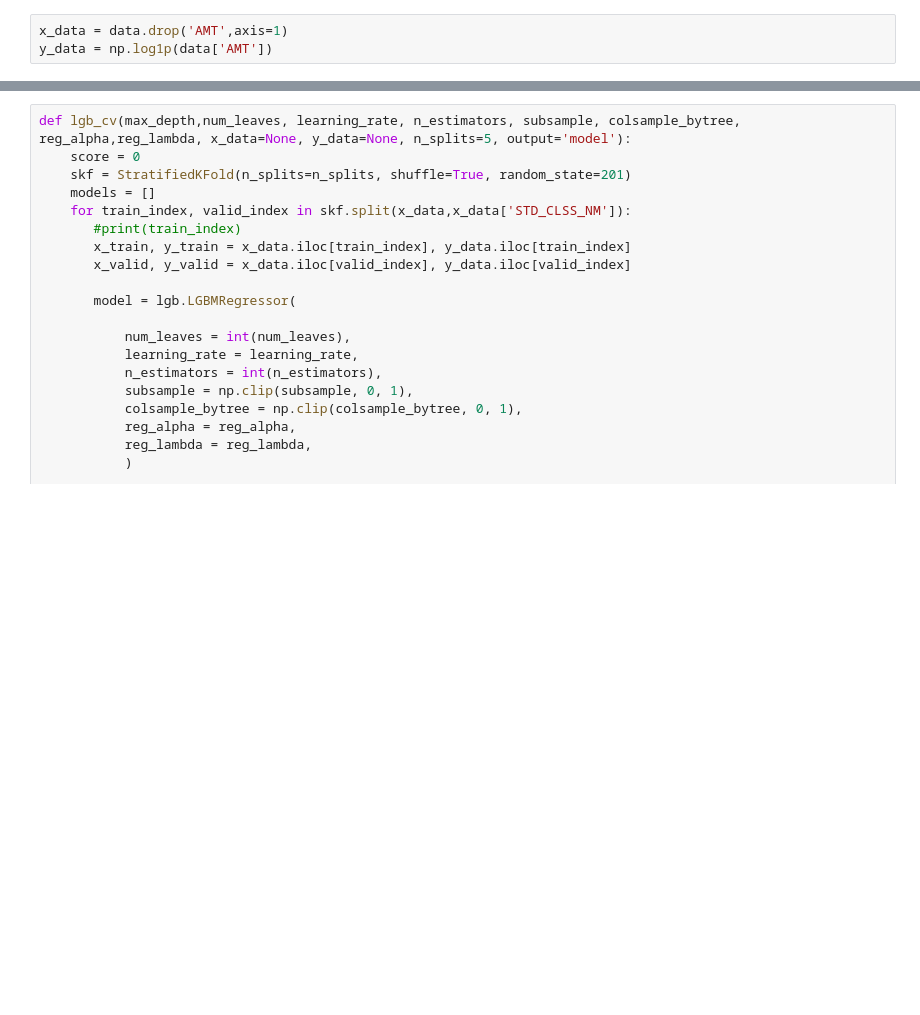
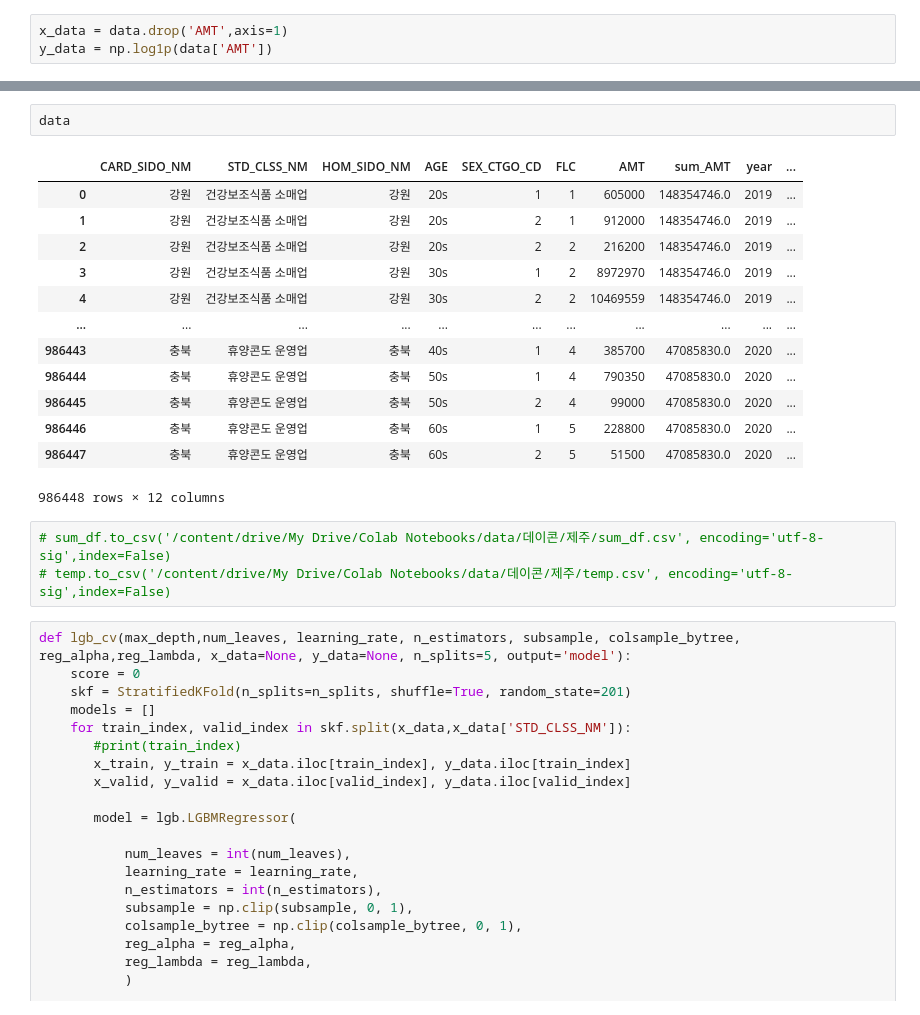
Before and after one commit to DrumDong/Dacon_Jeju, a Jupyter notebook: Jeju_modeling(LightGBM).ipynb, the cells around one changed output, grey strips where cells are left out. Saved outputs shown, nothing was run; the diff lists cells and outputs as text; blank space fills up the shorter version.

```diff
--- a/Jeju_modeling(LightGBM).ipynb
+++ b/Jeju_modeling(LightGBM).ipynb
@@ -291,3 +404,22 @@ y_data = np.log1p(data['AMT'])
+# %%
+data
+# %% [output]
+|  | CARD_SIDO_NM | STD_CLSS_NM | HOM_SIDO_NM | AGE | SEX_CTGO_CD | FLC | AMT | sum_AMT | year | ... |
+| 0 | 강원 | 건강보조식품 소매업 | 강원 | 20s | 1 | 1 | 605000 | 148354746.0 | 2019 | ... |
+| 1 | 강원 | 건강보조식품 소매업 | 강원 | 20s | 2 | 1 | 912000 | 148354746.0 | 2019 | ... |
+| 2 | 강원 | 건강보조식품 소매업 | 강원 | 20s | 2 | 2 | 216200 | 148354746.0 | 2019 | ... |
+| 3 | 강원 | 건강보조식품 소매업 | 강원 | 30s | 1 | 2 | 8972970 | 148354746.0 | 2019 | ... |
+| 4 | 강원 | 건강보조식품 소매업 | 강원 | 30s | 2 | 2 | 10469559 | 148354746.0 | 2019 | ... |
+| ... | ... | ... | ... | ... | ... | ... | ... | ... | ... | ... |
+| 986443 | 충북 | 휴양콘도 운영업 | 충북 | 40s | 1 | 4 | 385700 | 47085830.0 | 2020 | ... |
+| 986444 | 충북 | 휴양콘도 운영업 | 충북 | 50s | 1 | 4 | 790350 | 47085830.0 | 2020 | ... |
+| 986445 | 충북 | 휴양콘도 운영업 | 충북 | 50s | 2 | 4 | 99000 | 47085830.0 | 2020 | ... |
+| 986446 | 충북 | 휴양콘도 운영업 | 충북 | 60s | 1 | 5 | 228800 | 47085830.0 | 2020 | ... |
+| 986447 | 충북 | 휴양콘도 운영업 | 충북 | 60s | 2 | 5 | 51500 | 47085830.0 | 2020 | ... |
+986448 rows × 12 columns
+# %%
+# sum_df.to_csv('/content/drive/My Drive/Colab Notebooks/data/데이콘/제주/sum_df.csv', encoding='utf-8-sig',index=False)
+# temp.to_csv('/content/drive/My Drive/Colab Notebooks/data/데이콘/제주/temp.csv', encoding='utf-8-sig',index=False)
 # %%
 def lgb_cv(max_depth,num_leaves, learning_rate, n_estimators, subsample, colsample_bytree, reg_alpha,reg_lambda, x_data=None, y_data=None, n_splits=5, output='model'):
     score = 0
```
Also changed, not shown: parts of 51 cells of this notebook.
